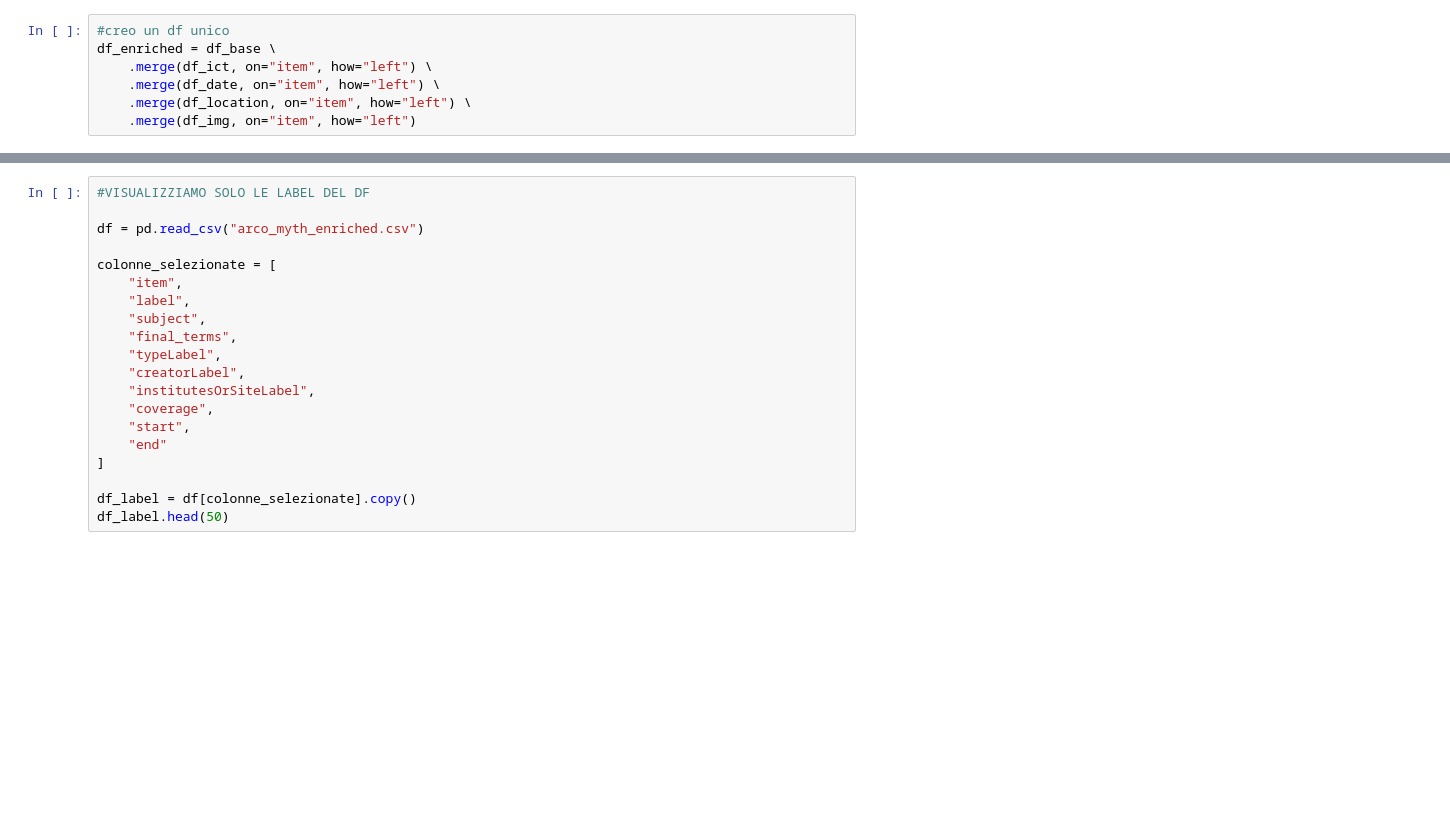
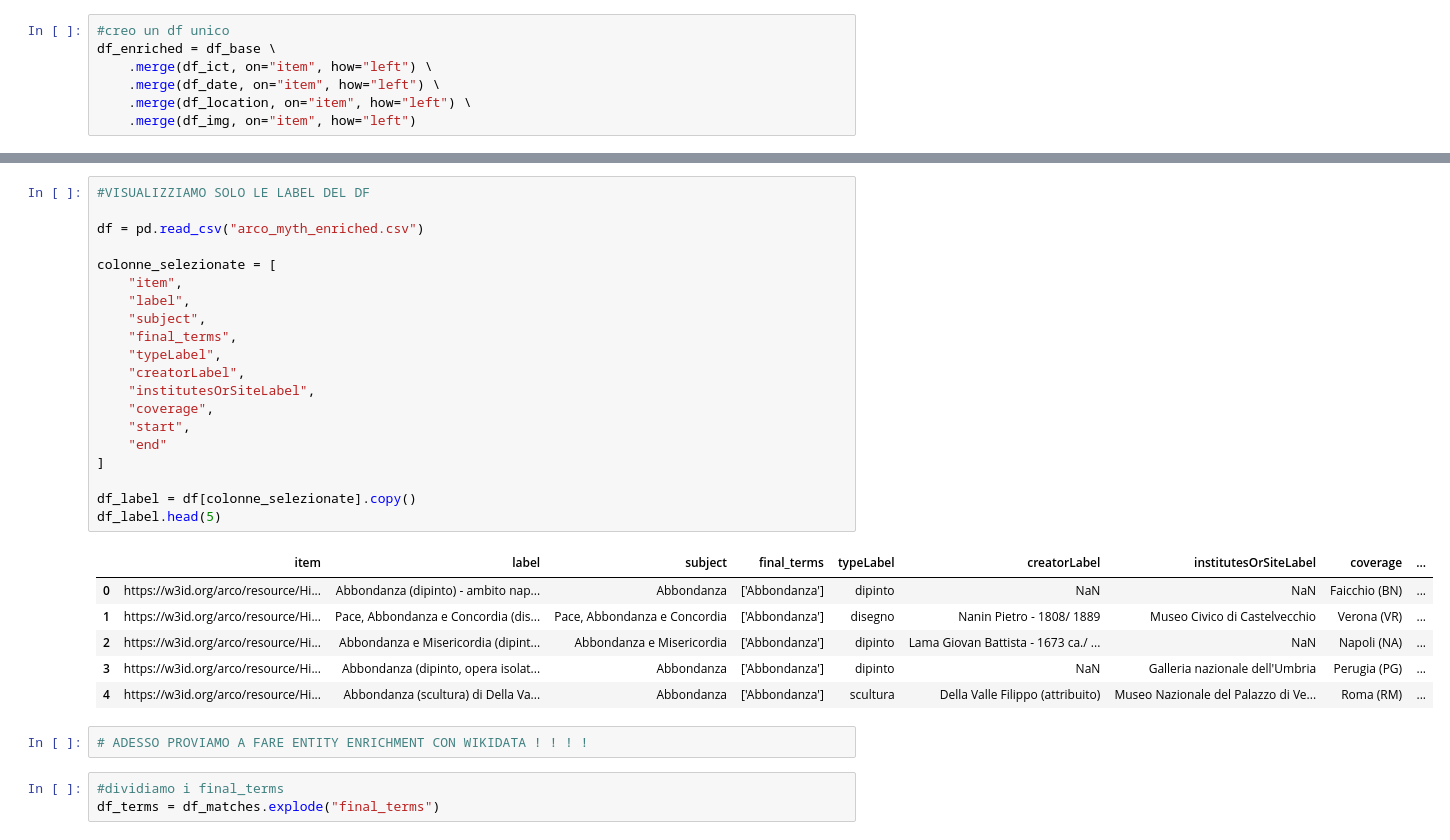
Before and after one commit to Info-Viz/DataNymphs, a Jupyter notebook: COPIA_opere_mitologiche_ArCo.ipynb, the cells around one changed output, grey strips where cells are left out. Cells and saved outputs as stored; diff of their text form; blank space fills up the shorter version.

```diff
--- a/COPIA_opere_mitologiche_ArCo.ipynb
+++ b/COPIA_opere_mitologiche_ArCo.ipynb
@@ -465,20 +506,32 @@ df.head(1)
 # %%
 #VISUALIZZIAMO SOLO LE LABEL DEL DF
 
 df = pd.read_csv("arco_myth_enriched.csv")
 
 colonne_selezionate = [
     "item",
     "label",
     "subject",
     "final_terms",
     "typeLabel",
     "creatorLabel",
     "institutesOrSiteLabel",
     "coverage",
     "start",
     "end"
 ]
 
 df_label = df[colonne_selezionate].copy()
-df_label.head(50)
+df_label.head(5)
+# %% [output]
+|  | item | label | subject | final_terms | typeLabel | creatorLabel | institutesOrSiteLabel | coverage | ... |
+| 0 | https://w3id.org/arco/resource/Hi... | Abbondanza (dipinto) - ambito nap... | Abbondanza | ['Abbondanza'] | dipinto | NaN | NaN | Faicchio (BN) | ... |
+| 1 | https://w3id.org/arco/resource/Hi... | Pace, Abbondanza e Concordia (dis... | Pace, Abbondanza e Concordia | ['Abbondanza'] | disegno | Nanin Pietro - 1808/ 1889 | Museo Civico di Castelvecchio | Verona (VR) | ... |
+| 2 | https://w3id.org/arco/resource/Hi... | Abbondanza e Misericordia (dipint... | Abbondanza e Misericordia | ['Abbondanza'] | dipinto | Lama Giovan Battista - 1673 ca./ ... | NaN | Napoli (NA) | ... |
+| 3 | https://w3id.org/arco/resource/Hi... | Abbondanza (dipinto, opera isolat... | Abbondanza | ['Abbondanza'] | dipinto | NaN | Galleria nazionale dell'Umbria | Perugia (PG) | ... |
+| 4 | https://w3id.org/arco/resource/Hi... | Abbondanza (scultura) di Della Va... | Abbondanza | ['Abbondanza'] | scultura | Della Valle Filippo (attribuito) | Museo Nazionale del Palazzo di Ve... | Roma (RM) | ... |
+# %%
+# ADESSO PROVIAMO A FARE ENTITY ENRICHMENT CON WIKIDATA ! ! ! !
+# %%
+#dividiamo i final_terms
+df_terms = df_matches.explode("final_terms")
```
Also changed, not shown: parts of 15 cells of this notebook, 3 other files.
